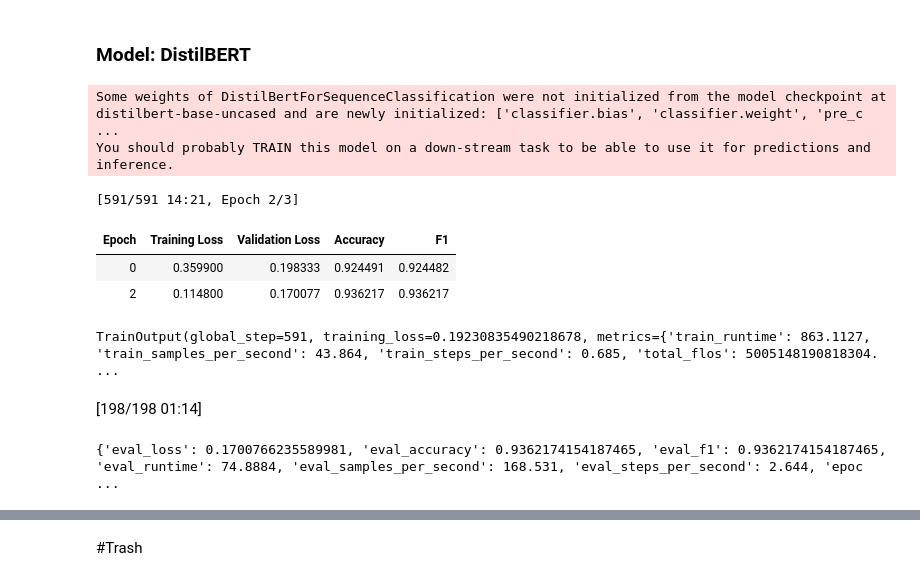
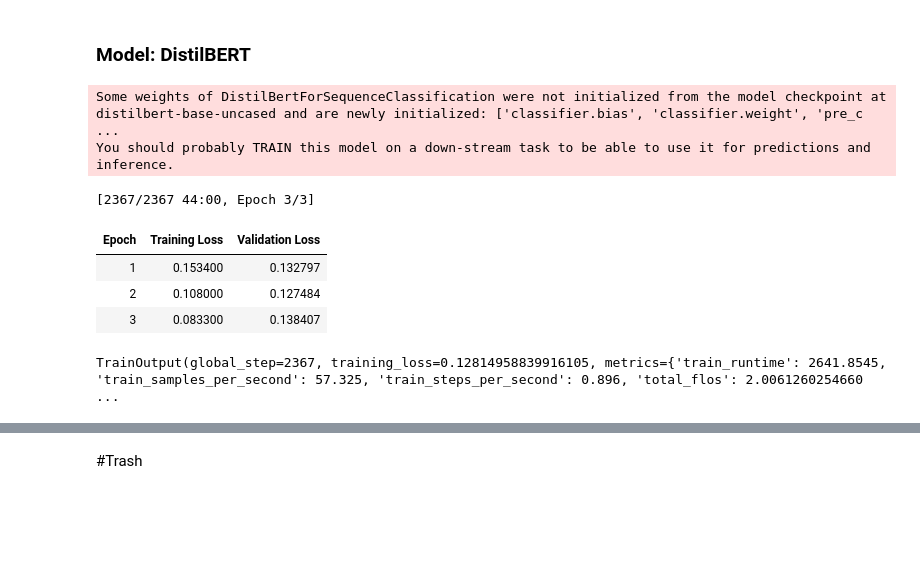
Before and after one commit to vnprr/LifeThread, a Jupyter notebook: Life_Threat.ipynb, the cells around one changed output, grey strips where cells are left out. Saved outputs shown, nothing was run; the diff lists cells and outputs as text; code cells hidden in the pictures; blank space fills up the shorter version.

```diff
--- a/Life_Threat.ipynb
+++ b/Life_Threat.ipynb
@@ -641,55 +628,50 @@ if 'class' in train_dataset.column_names:
 # %%
-def compute_metrics(pred):
-    labels = pred.label_ids
-    preds = pred.predictions.argmax(-1)
-    f1 = f1_score(labels, preds, average="weighted")
-    acc = accuracy_score(labels, preds)
-    return {"accuracy": acc, "f1": f1}
+# def compute_metrics(pred):
+#     labels = pred.label_ids
+#     preds = pred.predictions.argmax(-1)
+#     f1 = f1_score(labels, preds, average="weighted")
+#     acc = accuracy_score(labels, preds)
+#     return {"accuracy": acc, "f1": f1}
 
 # Load model
-model = DistilBertForSequenceClassification.from_pretrained("distilbert-base-uncased", num_labels=2)
+model_db = DistilBertForSequenceClassification.from_pretrained("distilbert-base-uncased", num_labels=2)
 
 # GPU
 device = torch.device("cuda" if torch.cuda.is_available() else "cpu")
-model.to(device)
+model_db.to(device)
 
 # Define training arguments
 training_args = TrainingArguments(
     output_dir="./results",
     per_device_train_batch_size=32,  # Increased batch size for potential speedup
     per_device_eval_batch_size=64,  # Increased batch size for potential speedup
     num_train_epochs=3,
     eval_strategy="epoch",
     save_strategy="epoch",  # Save only at the end of each epoch
     logging_dir='./logs',
     logging_steps=100,
     learning_rate=2e-5,  # Adjust learning rate if needed
     fp16=torch.cuda.is_available(),  # Enable mixed precision training if available
     gradient_accumulation_steps=2  # Accumulate gradients over multiple steps
 )
 
 # Define trainer
-trainer = Trainer(
-    model=model,
+trainer_db = Trainer(
+    model=model_db,
     args=training_args,
-    train_dataset=train_dataset,
-    eval_dataset=test_dataset,
-    compute_metrics=compute_metrics
+    train_dataset=train_dataset_db,
+    eval_dataset=test_dataset_db
+    #compute_metrics=compute_metrics
 )
 
 # Train the model
-trainer.train()
+trainer_db.train()
 # %% [output]
 Some weights of DistilBertForSequenceClassification were not initialized from the model checkpoint at distilbert-base-uncased and are newly initialized: ['classifier.bias', 'classifier.weight', 'pre_c ...
 You should probably TRAIN this model on a down-stream task to be able to use it for predictions and inference.
-[591/591 14:21, Epoch 2/3]
+[2367/2367 44:00, Epoch 3/3]
-| Epoch | Training Loss | Validation Loss | Accuracy | F1 |
-| 0 | 0.359900 | 0.198333 | 0.924491 | 0.924482 |
-| 2 | 0.114800 | 0.170077 | 0.936217 | 0.936217 |
+| Epoch | Training Loss | Validation Loss |
+| 1 | 0.153400 | 0.132797 |
+| 2 | 0.108000 | 0.127484 |
+| 3 | 0.083300 | 0.138407 |
-TrainOutput(global_step=591, training_loss=0.19230835490218678, metrics={'train_runtime': 863.1127, 'train_samples_per_second': 43.864, 'train_steps_per_second': 0.685, 'total_flos': 5005148190818304. ...
+TrainOutput(global_step=2367, training_loss=0.12814958839916105, metrics={'train_runtime': 2641.8545, 'train_samples_per_second': 57.325, 'train_steps_per_second': 0.896, 'total_flos': 2.0061260254660 ...
-# %%
-results = trainer.evaluate()
-print(results)
-# %% [output]
-[198/198 01:14]
-{'eval_loss': 0.1700766235589981, 'eval_accuracy': 0.9362174154187465, 'eval_f1': 0.9362174154187465, 'eval_runtime': 74.8884, 'eval_samples_per_second': 168.531, 'eval_steps_per_second': 2.644, 'epoc ...
```
Also changed, not shown: parts of 14 cells of this notebook.
